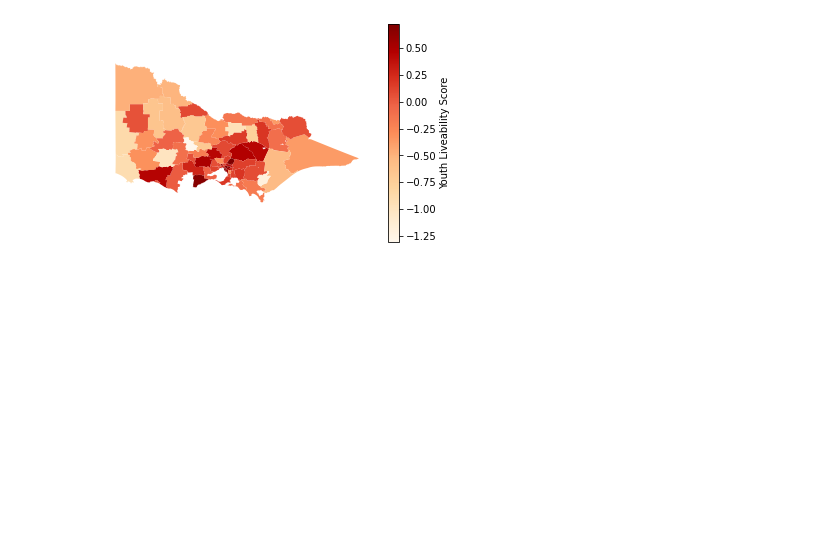
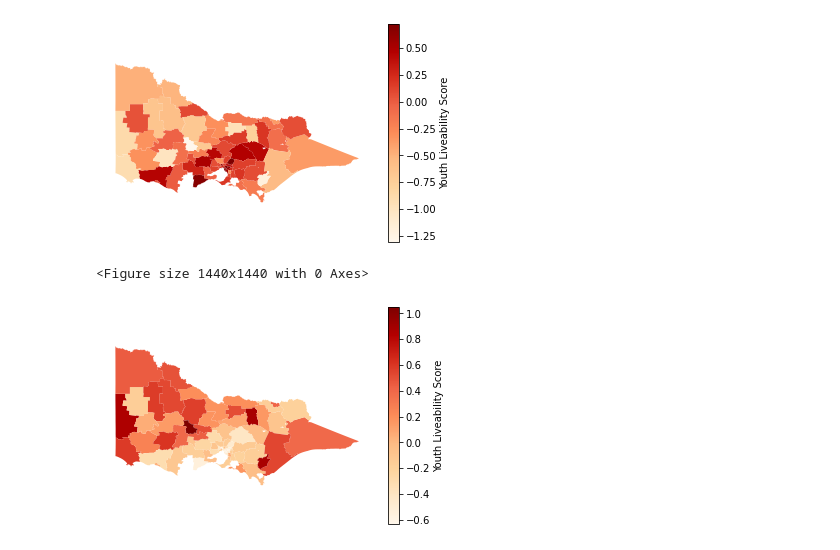
Before and after one commit to owowouwu/Youth-DS-Project, a Jupyter notebook: analysis2.ipynb, the cells around one changed output. Cells and saved outputs as stored; diff of their text form; code cells hidden in the pictures; blank space fills up the shorter version.

```diff
--- a/analysis2.ipynb
+++ b/analysis2.ipynb
@@ -319,3 +318,30 @@ plt.box(False)
 # %% [output]
 <Figure size 1440x1440 with 0 Axes>
 [figure]
+# %%
+zScoresAEDC= pd.DataFrame(std_scaler.fit_transform(lgaData), columns = lgaData.columns, index = lgaData.index)
+# %%
+zScoresAEDC = zScoresAEDC.drop(['aedcSocial', 'aedcLanguage', 'aedcComm', 'aedcEmotion', 'tsRatio'], axis =1)
+# %%
+# higher is better
+asec = ['yr12completion, connectedness']
+# lower is better
+desc = zScoresAEDC.columns.difference(asec)
+
+# for the features for which the lower the score, the better, we append a negative
+zScoresAEDC[desc] = -zScoresAEDC[desc]
+zScoresAEDC = zScoresAEDC.fillna(0)
+zScoresAEDC['overallZ'] = zScoresAEDC.mean(axis=1)
+# %%
+zScoresAEDC.index = zScoresAEDC.index.str.upper()
+# %%
+plottingLGA = vicLGA.merge(zScoresAEDC, left_on = 'ABB_NAME', right_on = 'LGA')
+plt.figure(figsize = (20,20))
+plottingLGA.plot(column = 'overallZ', legend=True,cmap='OrRd', legend_kwds={'label': "Youth Liveability Score"})
+# removes tick marks
+plt.xticks([])
+plt.yticks([])
+plt.box(False)
+# %% [output]
+<Figure size 1440x1440 with 0 Axes>
+[figure, added]
```
Also changed, not shown: parts of 2 cells of this notebook, 19 other files.
